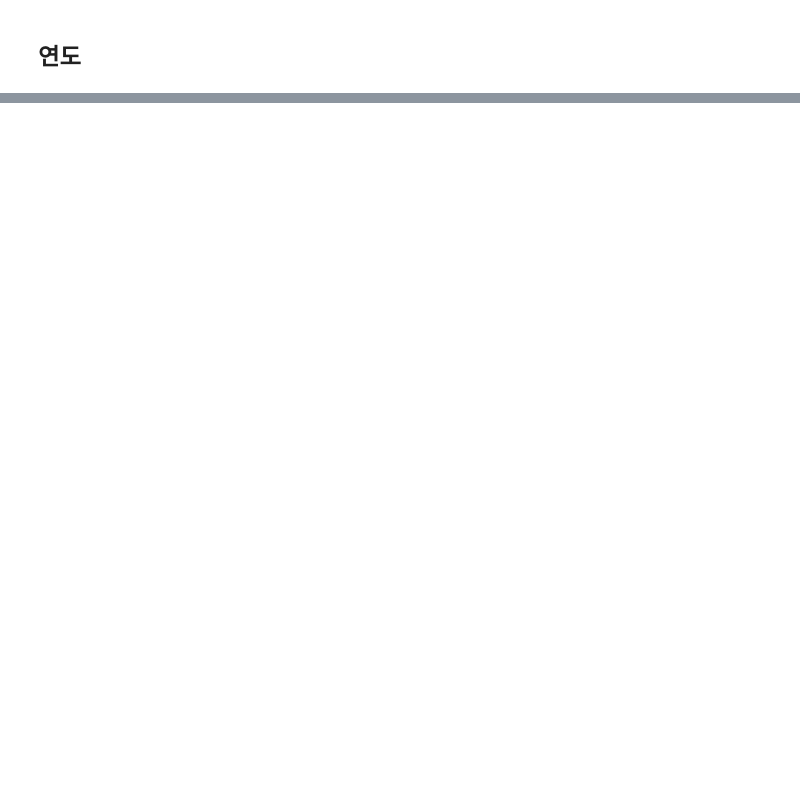
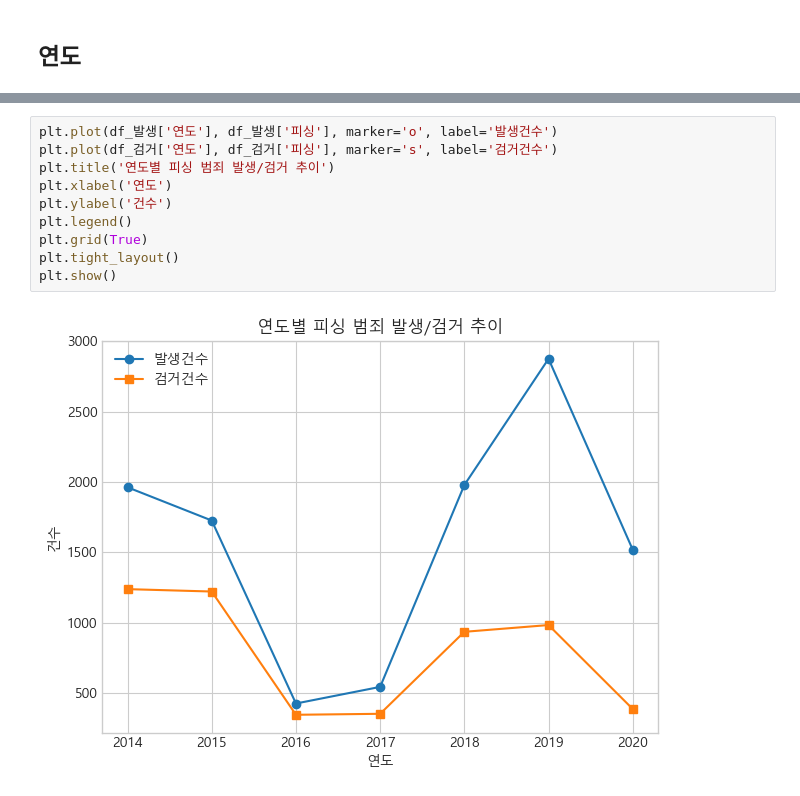
Before and after one commit to ppyoo1229/ML_Study, a Jupyter notebook: 산업공학실험/산업공학실험 과제_003_12226147_표채연_20250328_5주차과제.ipynb, the cells around one changed output, grey strips where cells are left out. Saved outputs shown, nothing was run; the diff lists cells and outputs as text; blank space fills up the shorter version.

```diff
--- a/산업공학실험/산업공학실험 과제_003_12226147_표채연_20250328_5주차과제.ipynb
+++ b/산업공학실험/산업공학실험 과제_003_12226147_표채연_20250328_5주차과제.ipynb
@@ -130,0 +157,12 @@ NameError: name 'crime_cols' is not defined
+# %%
+plt.plot(df_발생['연도'], df_발생['피싱'], marker='o', label='발생건수')
+plt.plot(df_검거['연도'], df_검거['피싱'], marker='s', label='검거건수')
+plt.title('연도별 피싱 범죄 발생/검거 추이')
+plt.xlabel('연도')
+plt.ylabel('건수')
+plt.legend()
+plt.grid(True)
+plt.tight_layout()
+plt.show()
+# %% [output]
+[figure, added]
```
Also changed, not shown: parts of 16 cells of this notebook, 1 other file.
